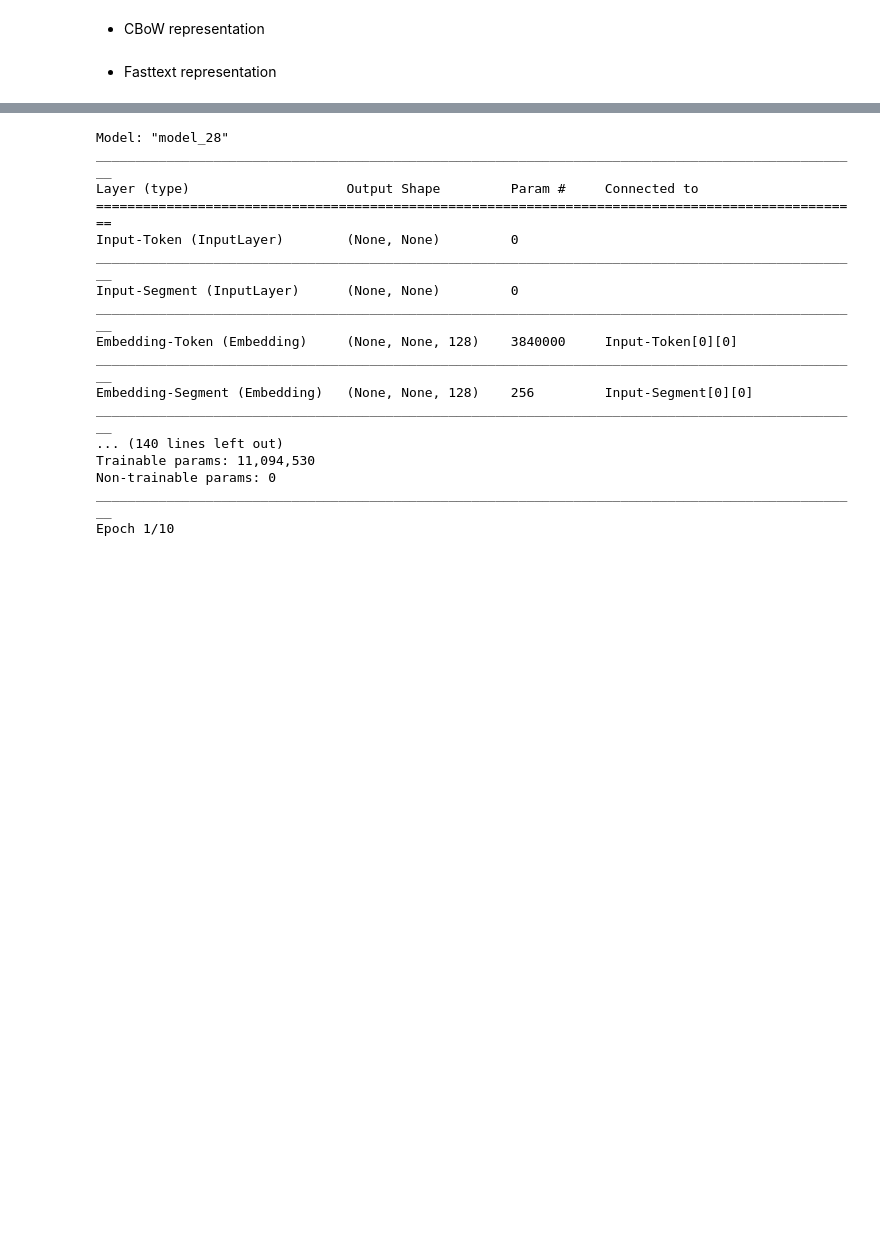
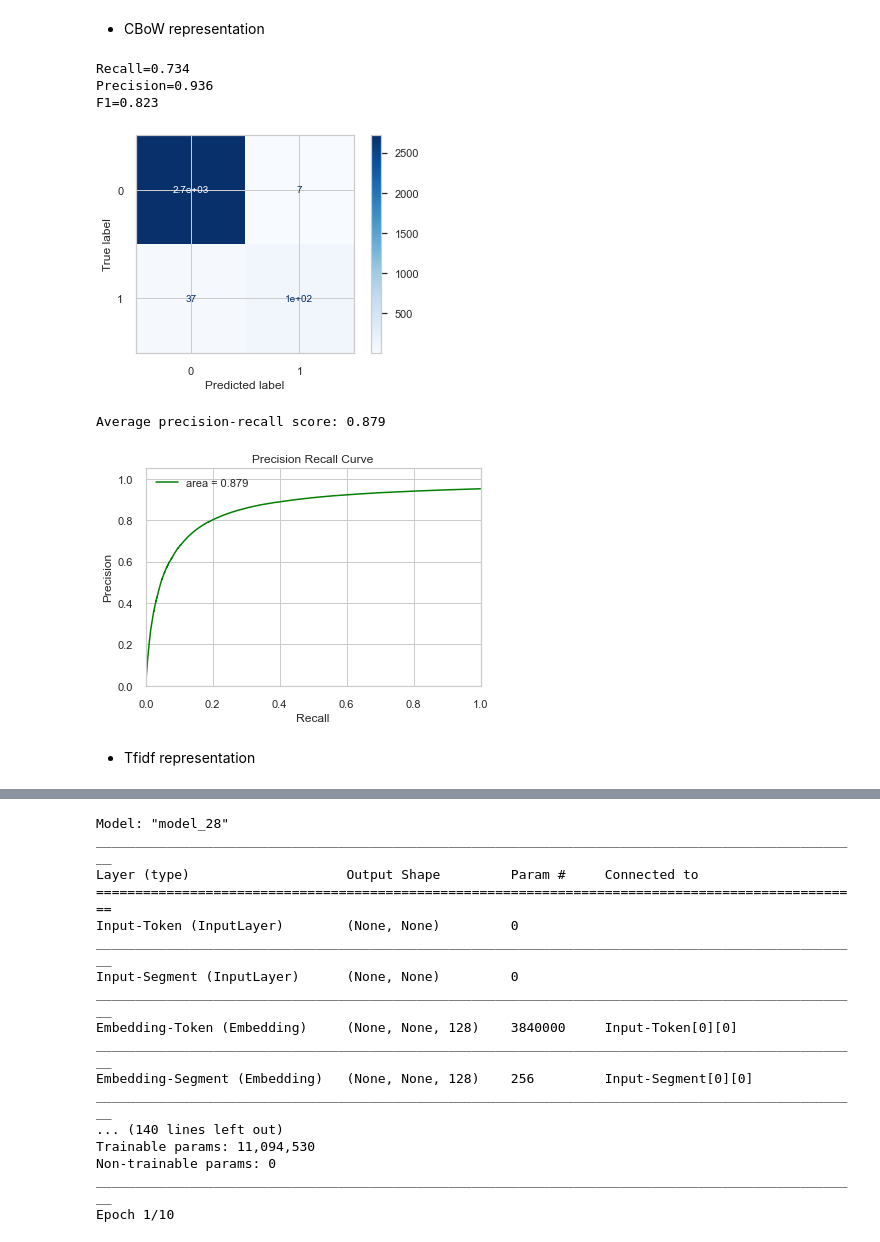
Before and after one commit to sting1000/Fake_JobPosting_Classifier, a Jupyter notebook: Exploration.ipynb, the cells around one changed output, grey strips where cells are left out. Drawn from its saved outputs; the diff is of its cells as text; code cells hidden in the pictures; blank space fills up the shorter version.

Commit message:
Add fit_model; Modify PR curve plot function

```diff
--- a/Exploration.ipynb
+++ b/Exploration.ipynb
@@ -477,10 +495,13 @@ Using TensorFlow backend.
 # %%
 # Train logistic regression model by CBoW
 cbow_lr = LogisticRegression(solver='lbfgs', max_iter=1000, verbose=0, n_jobs=-1)
-cbow_lr.fit(X_train_cbow_std, np.ravel(y_train))
-
-# Plot Confusion Matrix and AUC
-plot_cm(cbow_lr, X_valid_cbow_std, y_valid)
-plot_aucprc(cbow_lr, X_valid_cbow_std, y_valid)
+cbow_lr = fit_model(cbow_lr, X_train_cbow_std, y_train, X_valid_cbow_std, y_valid)
+# %% [output]
+Recall=0.734
+Precision=0.936
+F1=0.823
+[figure, added]
+Average precision-recall score: 0.879
+[figure, added]
 # %% [markdown]
-* Fasttext representation
+* Tfidf representation
```
Also changed, not shown: parts of 30 cells of this notebook, 5 other files.
